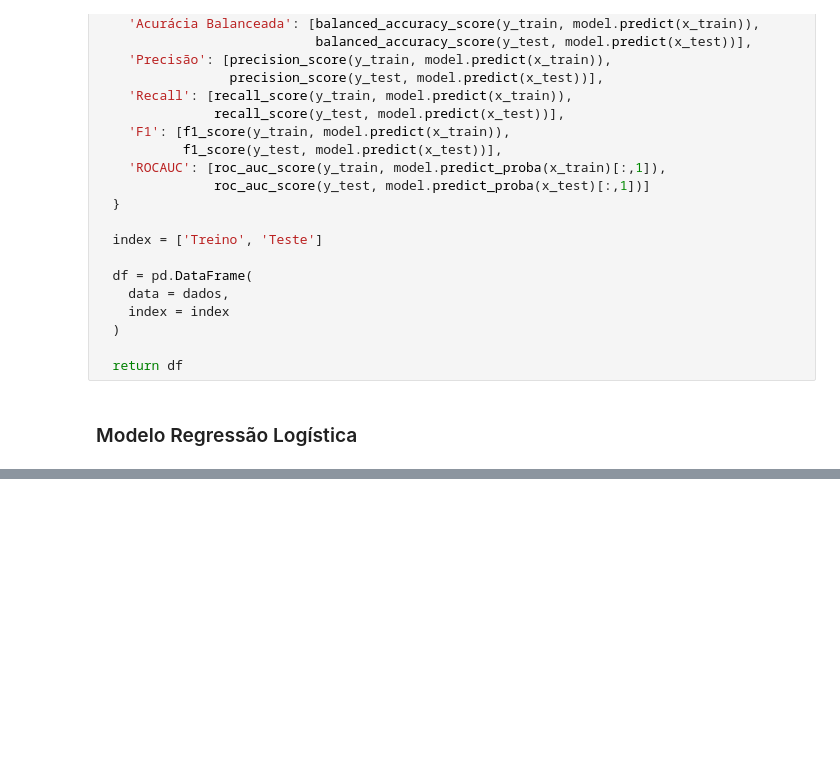
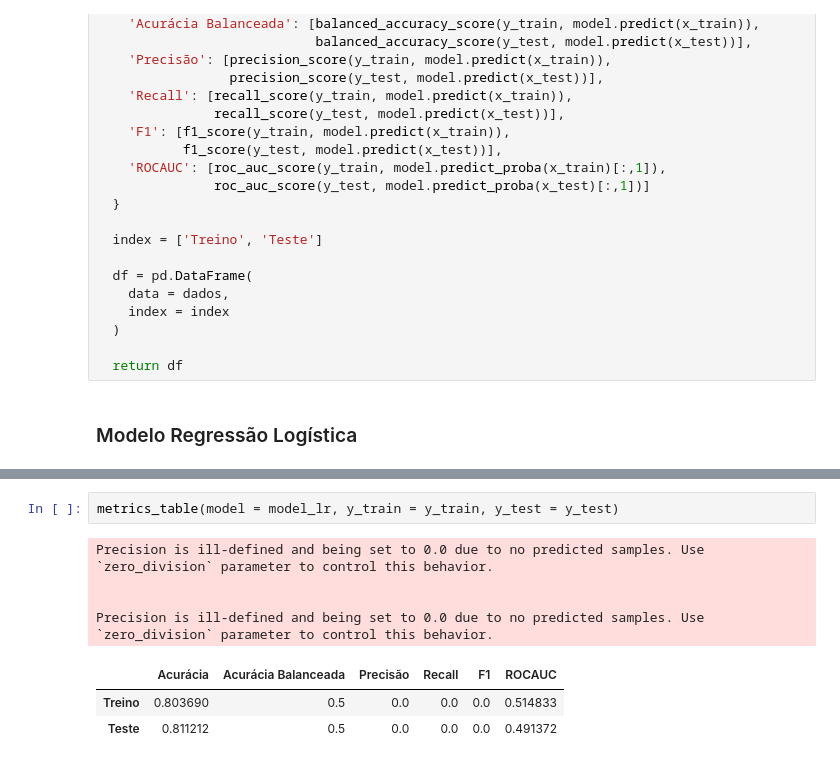
Before and after one commit to rfprates/modelo_classificacao_churn_streaming, a Jupyter notebook: case_classificacao_churn_streaming.ipynb, the cells around one changed output, grey strips where cells are left out. Saved outputs shown, nothing was run; the diff lists cells and outputs as text; blank space fills up the shorter version.

```diff
--- a/case_classificacao_churn_streaming.ipynb
+++ b/case_classificacao_churn_streaming.ipynb
@@ -581,0 +647,10 @@ def metrics_table(model, y_train, y_test):
+# %%
+metrics_table(model = model_lr, y_train = y_train, y_test = y_test)
+# %% [output]
+Precision is ill-defined and being set to 0.0 due to no predicted samples. Use `zero_division` parameter to control this behavior.
+
+
+Precision is ill-defined and being set to 0.0 due to no predicted samples. Use `zero_division` parameter to control this behavior.
+|  | Acurácia | Acurácia Balanceada | Precisão | Recall | F1 | ROCAUC |
+| Treino | 0.803690 | 0.5 | 0.0 | 0.0 | 0.0 | 0.514833 |
+| Teste | 0.811212 | 0.5 | 0.0 | 0.0 | 0.0 | 0.491372 |
```
Also changed, not shown: parts of 15 cells of this notebook.
